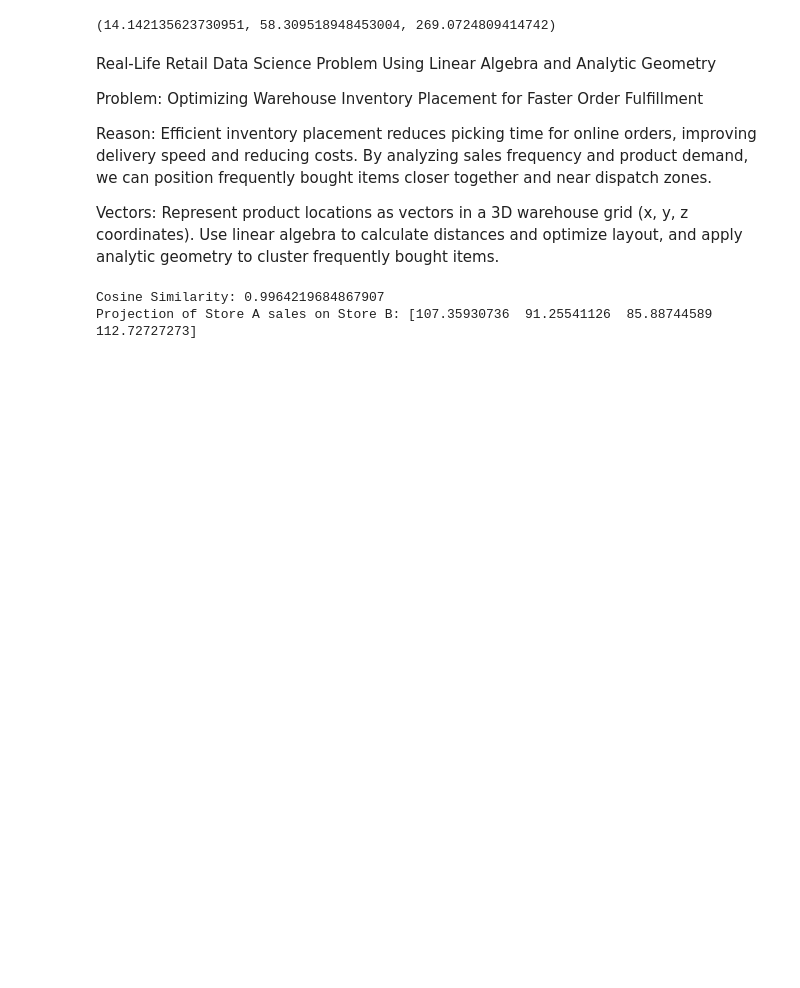
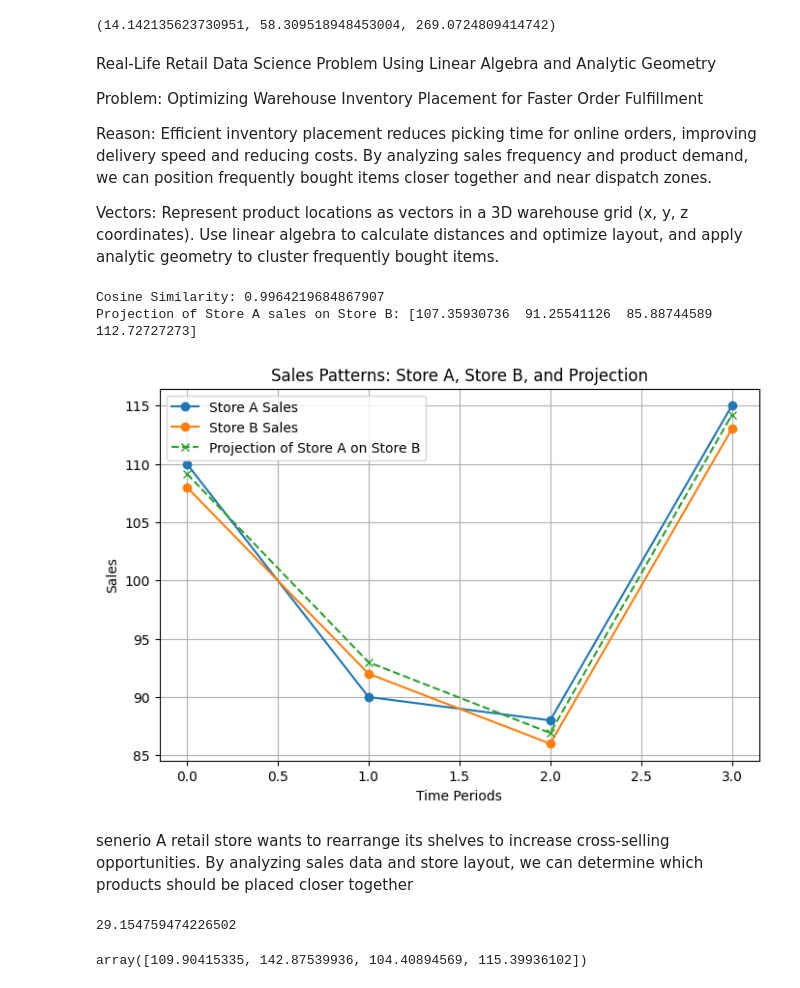
Before and after one commit to walethewave/Maths-for-Machine-learning-, a Jupyter notebook: maths.ipynb, the cells around one changed output. Drawn from its saved outputs; the diff is of its cells as text; code cells hidden in the pictures; blank space fills up the shorter version.

Commit message:
retail solution

```diff
--- a/maths.ipynb
+++ b/maths.ipynb
@@ -1034,3 +1034,32 @@ print("Projection of Store A sales on Store B:", projection)
 # %% [output]
 Cosine Similarity: 0.9964219684867907
 Projection of Store A sales on Store B: [107.35930736  91.25541126  85.88744589 112.72727273]
+# %%
+import numpy as np
+import matplotlib.pyplot as plt
+
+# Store A sales data
+store_A = np.array([110, 90, 88, 115])
+# Store B sales data
+store_B = np.array([108, 92, 86, 113])
+
+# Calculate projection of Store A on Store B
+projection = (np.dot(store_A, store_B) / np.dot(store_B, store_B)) * store_B
+
+# Plotting
+plt.figure(figsize=(8, 5))
+plt.plot(store_A, label="Store A Sales", marker='o')
+plt.plot(store_B, label="Store B Sales", marker='o')
+plt.plot(projection, label="Projection of Store A on Store B", linestyle='--', marker='x')
+
+plt.title("Sales Patterns: Store A, Store B, and Projection")
+plt.xlabel("Time Periods")
+plt.ylabel("Sales")
+plt.legend()
+plt.grid(True)
+plt.show()
+# %% [output]
+[figure, added]
+# %% [markdown]
+senerio
+A retail store wants to rearrange its shelves to increase cross-selling opportunities. By analyzing sales data and store layout, we can determine which products should be placed closer together
@@ -1036,0 +1070,5 @@ Projection of Store A sales on Store B: [107.35930736  91.25541126  85.88744589
+# %%
+dist_similar = np.linalg.norm(product_A - product_B)
+dist_similar
+# %% [output]
+29.154759474226502
@@ -1036,0 +1077,4 @@ Projection of Store A sales on Store B: [107.35930736  91.25541126  85.88744589
+# %%
+projection
+# %% [output]
+array([109.90415335, 142.87539936, 104.40894569, 115.39936102])
```
Also changed, not shown: parts of 9 cells of this notebook.
